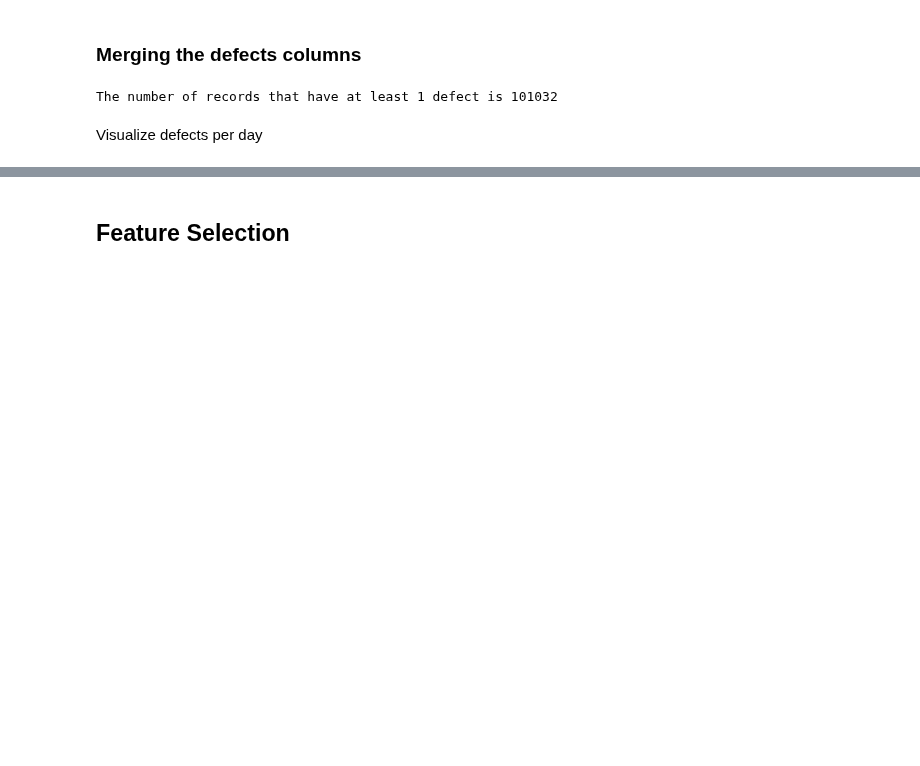
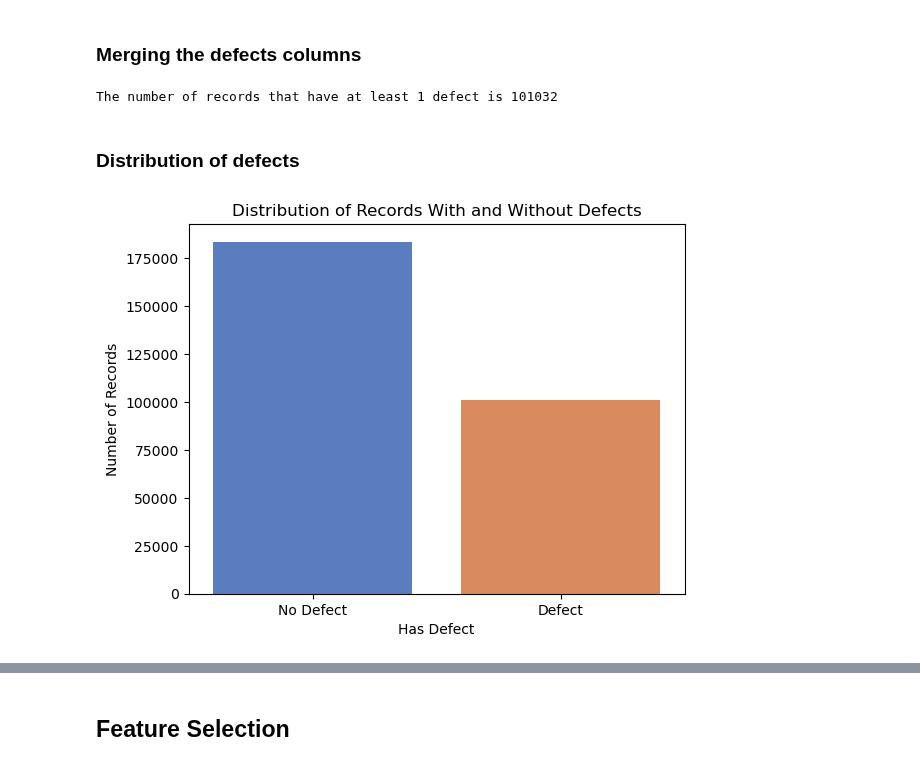
Before and after one commit to simoneassirelli/Machine-Learning-Fieldwork---G3, a Jupyter notebook: code.ipynb, the cells around one changed output, grey strips where cells are left out. Drawn from its saved outputs; the diff is of its cells as text; code cells hidden in the pictures; blank space fills up the shorter version.

```diff
--- a/code.ipynb
+++ b/code.ipynb
@@ -335,8 +335,24 @@ df_new = df_cleaned.drop(cols_to_drop,  axis=1)
 
 # Now df['Has_Defect'] is 1 for rows where there's at least one defect, and 0 where there are none
 # %%
-print(f"The number of records that have at least 1 defect is {df_new['Has_Defect'].value_counts()[1]}")
+# Count the values of the 'Has_Defect' column
+defect_counts = df_new['Has_Defect'].value_counts()
+print(f"The number of records that have at least 1 defect is {defect_counts[1]}")
 # %% [output]
 The number of records that have at least 1 defect is 101032
-# %% [markdown]
-Visualize defects per day
+# %% [markdown]
+### Distribution of defects
+# %%
+# Create a bar plot using a valid palette name
+sns.barplot(x=defect_counts.index, y=defect_counts.values, palette="muted")
+
+# Set the labels and title
+plt.xlabel('Has Defect')
+plt.ylabel('Number of Records')
+plt.title('Distribution of Records With and Without Defects')
+plt.xticks([0, 1], ['No Defect', 'Defect'])  # Replace with [1, 0] if 1 represents 'Defect'
+
+# Show the plot
+plt.show()
+# %% [output]
+[figure, added]
```
Also changed, not shown: parts of 4 cells of this notebook.
